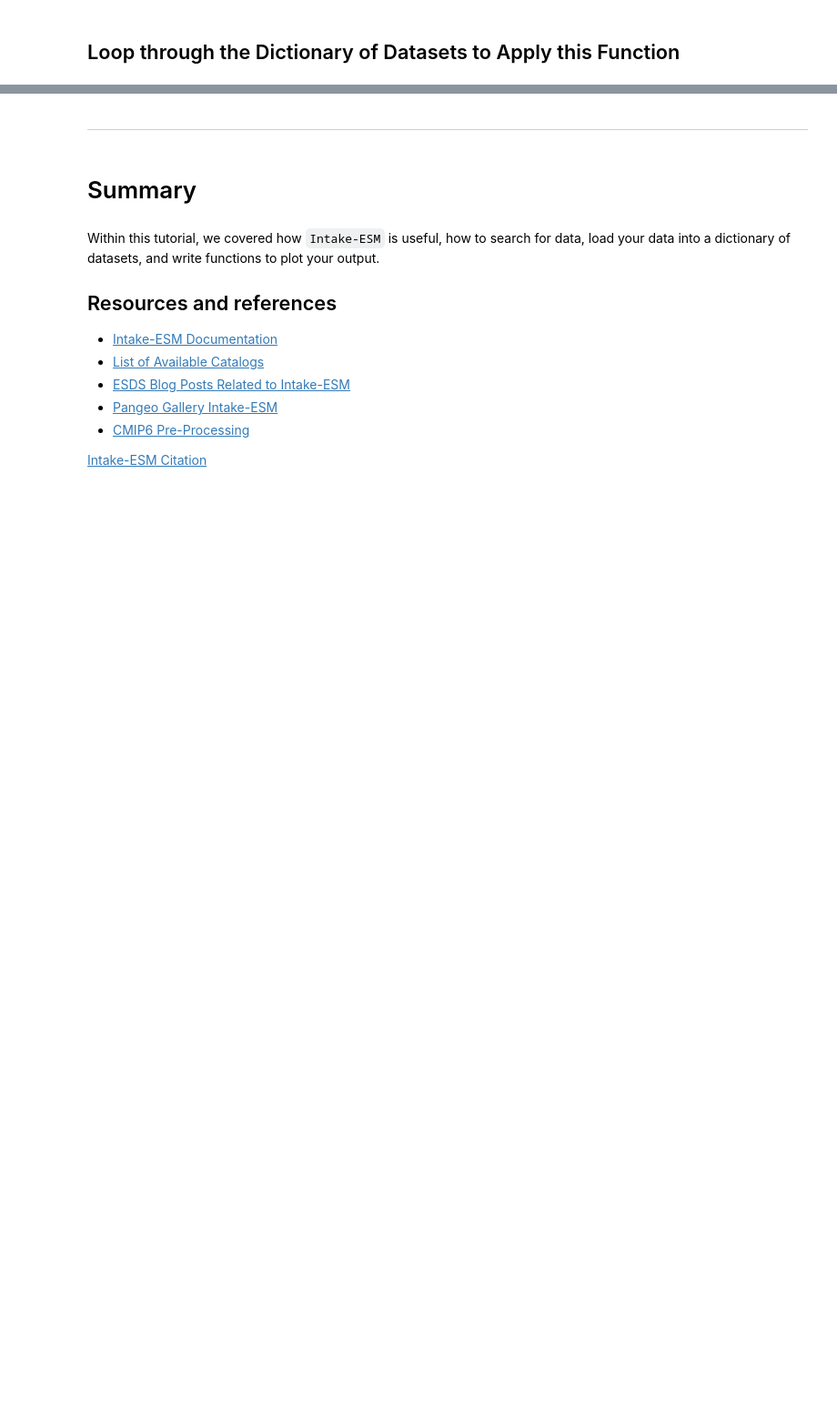
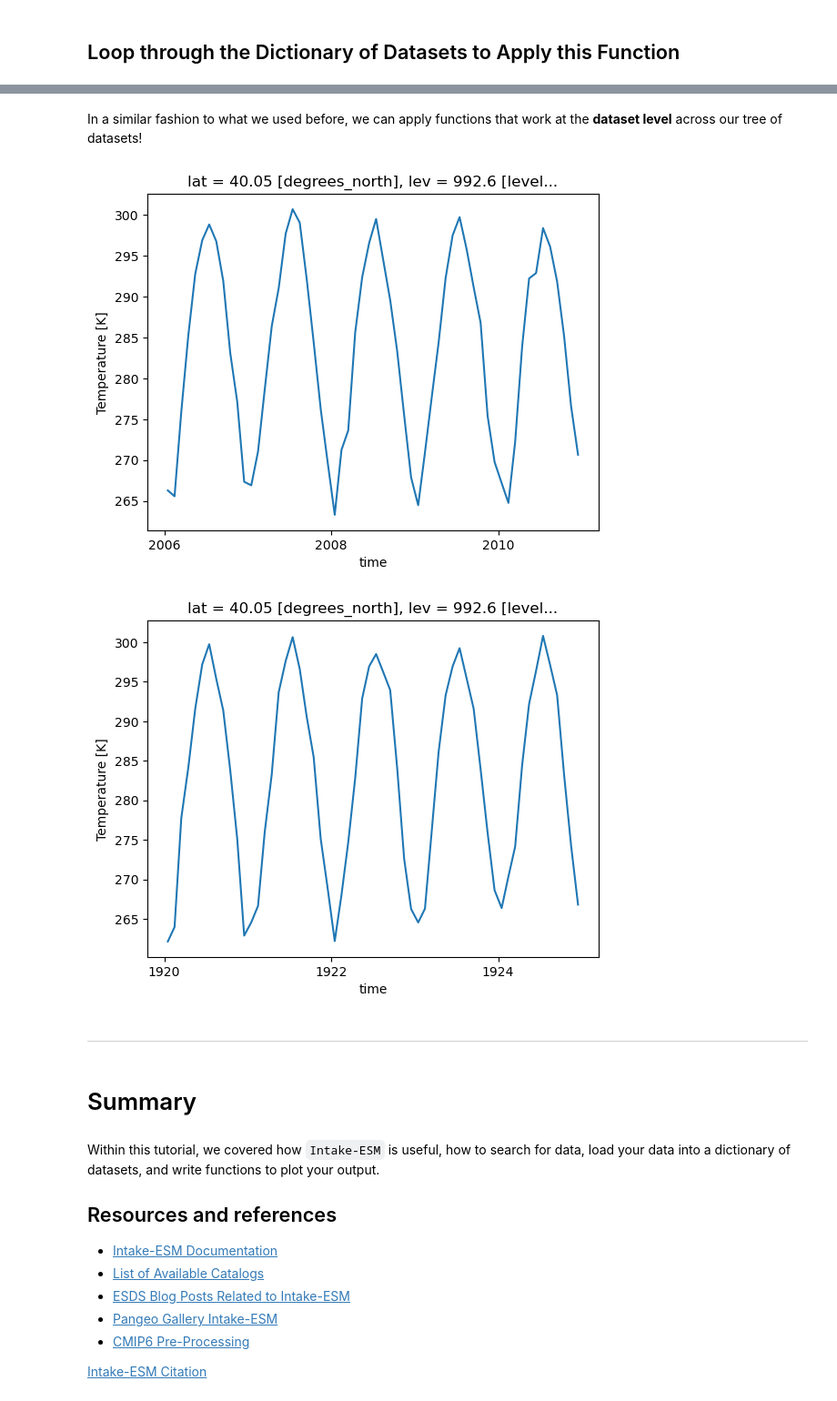
Before and after one commit to mgrover1/mscar-python-workshop-2022, a Jupyter notebook: notebooks/intake-esm-basics.ipynb, the cells around one changed output, grey strips where cells are left out. Shown at 91% size. Drawn from its saved outputs; the diff is of its cells as text; code cells hidden in the pictures; blank space fills up the shorter version.

Commit message:
add in datatree section

```diff
--- a/notebooks/intake-esm-basics.ipynb
+++ b/notebooks/intake-esm-basics.ipynb
@@ -751,0 +758,3 @@ for key in dsets.keys():
+# %%
+dt = data_catalog_subset.to_datatree(storage_options={"anon":True})
+dt
@@ -752,3 +782,18 @@ for key in dsets.keys():
+# %% [markdown]
+In a similar fashion to what we used before, we can apply functions that work at the **dataset level** across our tree of datasets!
+# %%
+timeseries = dt.sel(lat = 40.0150, lon = 105.2705, method='nearest').isel(member_id=0, lev=-1, time=range(60),)
+# %%
+for model_name, model in timeseries.children.items():
+    try:
+        timeseries[model_name].ds.T.plot()
+        plt.show()
+        plt.close()
+    except AttributeError:
+        pass
+# %% [output]
+[figure, added]
+[figure, added]
 # %% [markdown]
 ---
 # %% [markdown]
```
Also changed, not shown: parts of 16 cells of this notebook.
